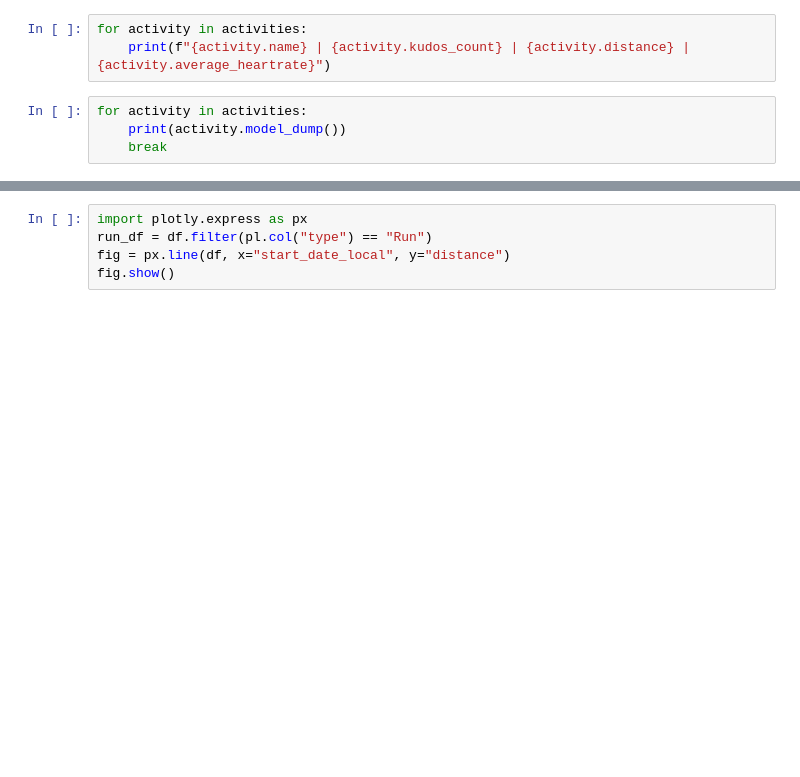
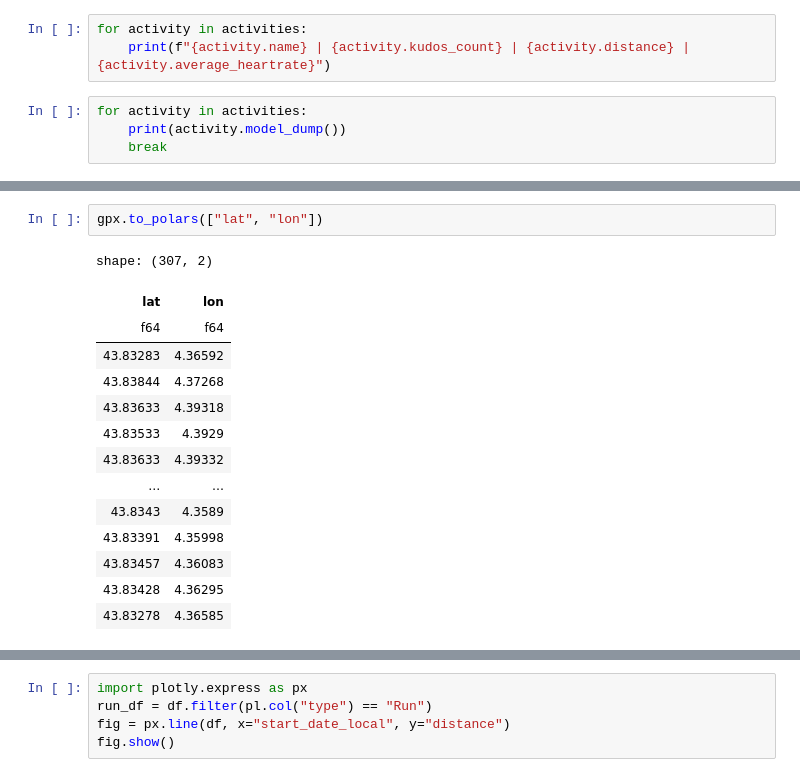
Before and after one commit to FABallemand/DataMountain, a Jupyter notebook: test.ipynb, the cells around one changed output, grey strips where cells are left out. Drawn from its saved outputs; the diff is of its cells as text; blank space fills up the shorter version.

```diff
--- a/test.ipynb
+++ b/test.ipynb
@@ -72,0 +150,17 @@ shape: (15, 54)
+# %%
+gpx.to_polars(["lat", "lon"])
+# %% [output]
+shape: (307, 2)
+| lat | lon |
+| f64 | f64 |
+| 43.83283 | 4.36592 |
+| 43.83844 | 4.37268 |
+| 43.83633 | 4.39318 |
+| 43.83533 | 4.3929 |
+| 43.83633 | 4.39332 |
+| … | … |
+| 43.8343 | 4.3589 |
+| 43.83391 | 4.35998 |
+| 43.83457 | 4.36083 |
+| 43.83428 | 4.36295 |
+| 43.83278 | 4.36585 |
```
Also changed, not shown: parts of 8 cells of this notebook, 5 other files.
